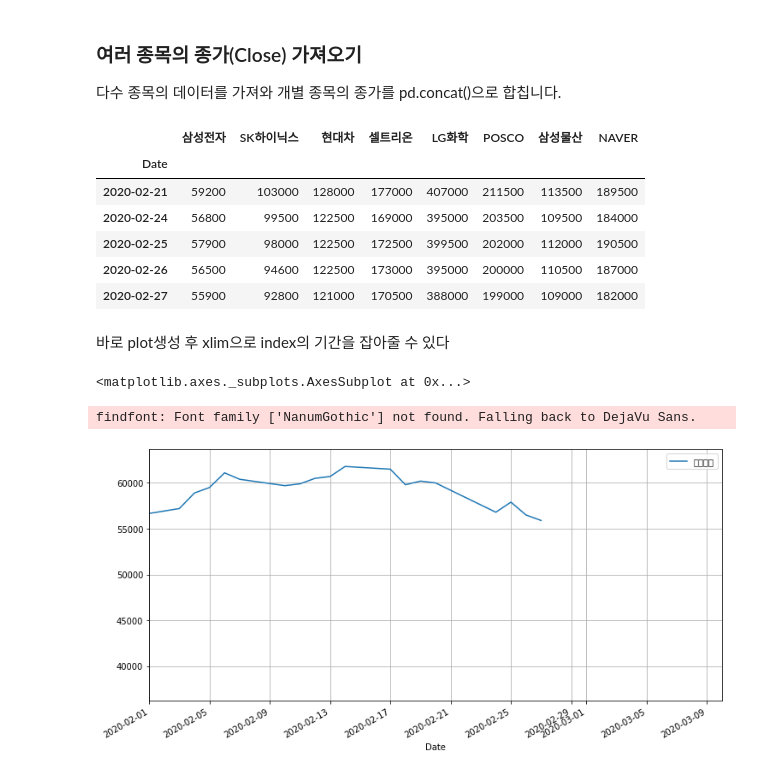
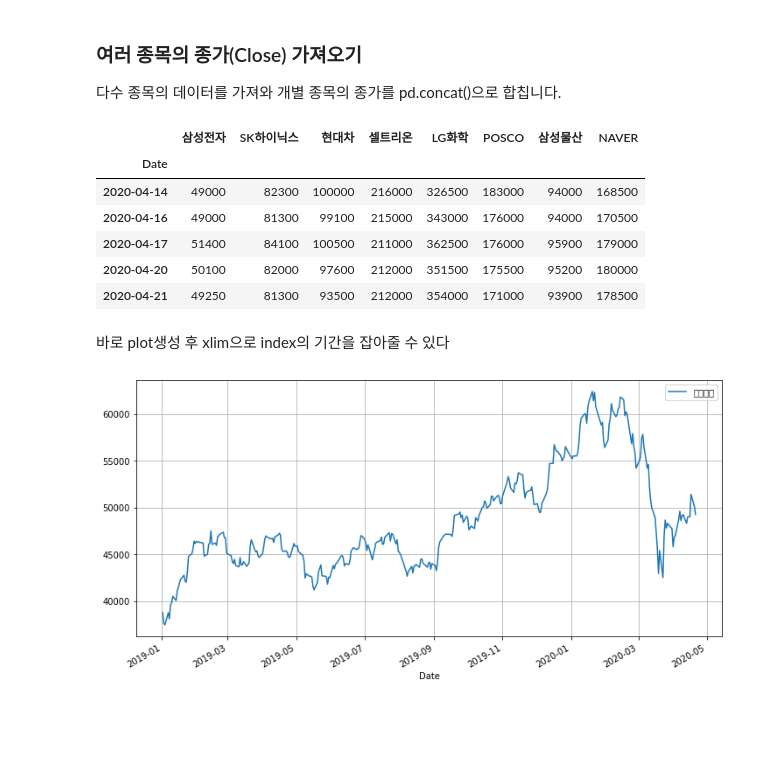
Before and after one commit to Yphy/Textmining, a Jupyter notebook: md&a_analysis/Finance-data.ipynb, the cells around one changed output. Drawn from its saved outputs; the diff is of its cells as text; code cells hidden in the pictures; blank space fills up the shorter version.

```diff
--- a/md&a_analysis/Finance-data.ipynb
+++ b/md&a_analysis/Finance-data.ipynb
@@ -133,7 +133,7 @@ stock_list = [
 ]
 # %%
 import pandas as pd
-df_list = [fdr.DataReader(code,'2019-01-01','2020-02-27')['Close']for name,code in stock_list]
+df_list = [fdr.DataReader(code,'2019-01-01','2020-04-21')['Close']for name,code in stock_list]
 # %%
 df = pd.concat(df_list, axis=1)
 df.columns = [name for name, code in stock_list]
@@ -141,16 +141,14 @@ df.tail()
 # %% [output]
 |  | 삼성전자 | SK하이닉스 | 현대차 | 셀트리온 | LG화학 | POSCO | 삼성물산 | NAVER |
 | Date |  |  |  |  |  |  |  |  |
-| 2020-02-21 | 59200 | 103000 | 128000 | 177000 | 407000 | 211500 | 113500 | 189500 |
-| 2020-02-24 | 56800 | 99500 | 122500 | 169000 | 395000 | 203500 | 109500 | 184000 |
-| 2020-02-25 | 57900 | 98000 | 122500 | 172500 | 399500 | 202000 | 112000 | 190500 |
-| 2020-02-26 | 56500 | 94600 | 122500 | 173000 | 395000 | 200000 | 110500 | 187000 |
-| 2020-02-27 | 55900 | 92800 | 121000 | 170500 | 388000 | 199000 | 109000 | 182000 |
+| 2020-04-14 | 49000 | 82300 | 100000 | 216000 | 326500 | 183000 | 94000 | 168500 |
+| 2020-04-16 | 49000 | 81300 | 99100 | 215000 | 343000 | 176000 | 94000 | 170500 |
+| 2020-04-17 | 51400 | 84100 | 100500 | 211000 | 362500 | 176000 | 95900 | 179000 |
+| 2020-04-20 | 50100 | 82000 | 97600 | 212000 | 351500 | 175500 | 95200 | 180000 |
+| 2020-04-21 | 49250 | 81300 | 93500 | 212000 | 354000 | 171000 | 93900 | 178500 |
 # %% [markdown]
 바로 plot생성 후 xlim으로 index의 기간을 잡아줄 수 있다
 # %%
-df[['삼성전자']].plot(xlim=['2020-02-01','2020-03-10'])
+df[['삼성전자']].plot();
 # %% [output]
-<matplotlib.axes._subplots.AxesSubplot at 0x...>
-findfont: Font family ['NanumGothic'] not found. Falling back to DejaVu Sans.
-[figure, old version]
+[figure, new version]
```
Also changed, not shown: parts of 2 cells of this notebook, 20 other files.
